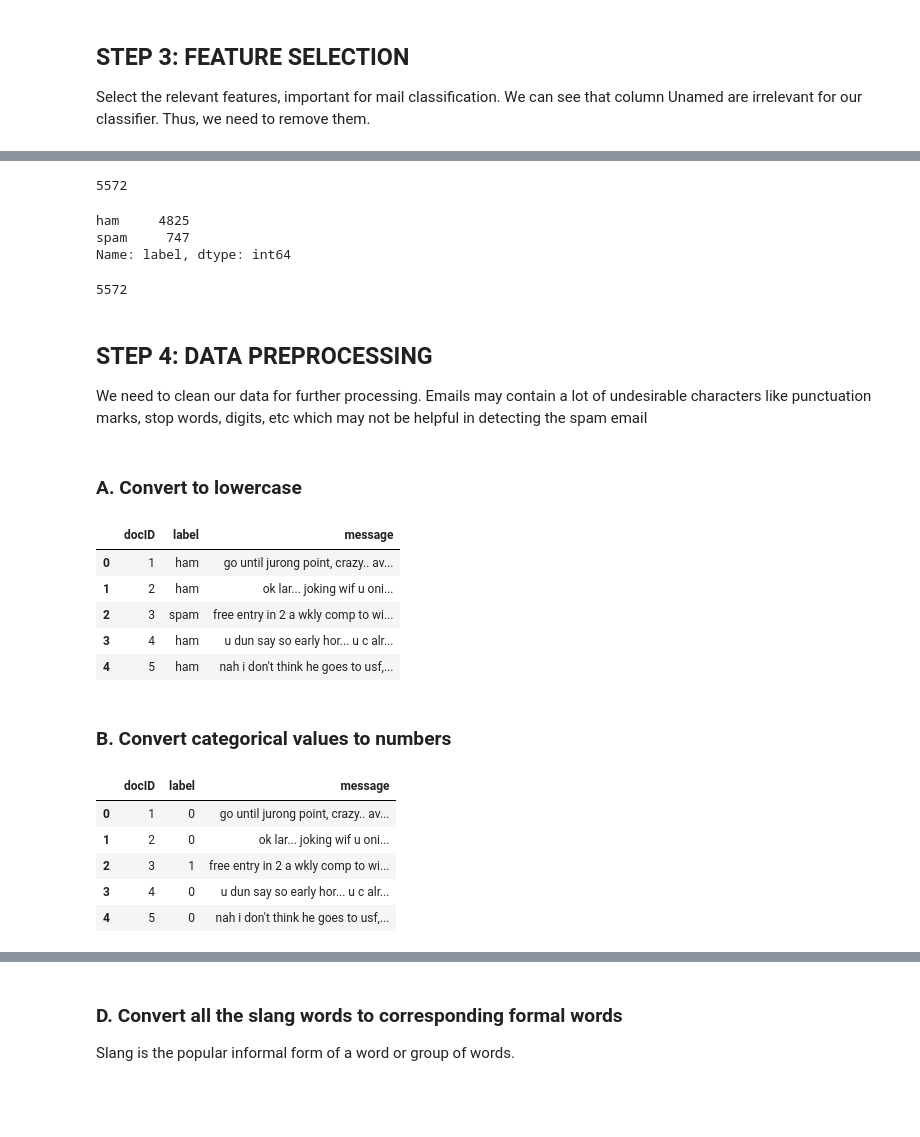
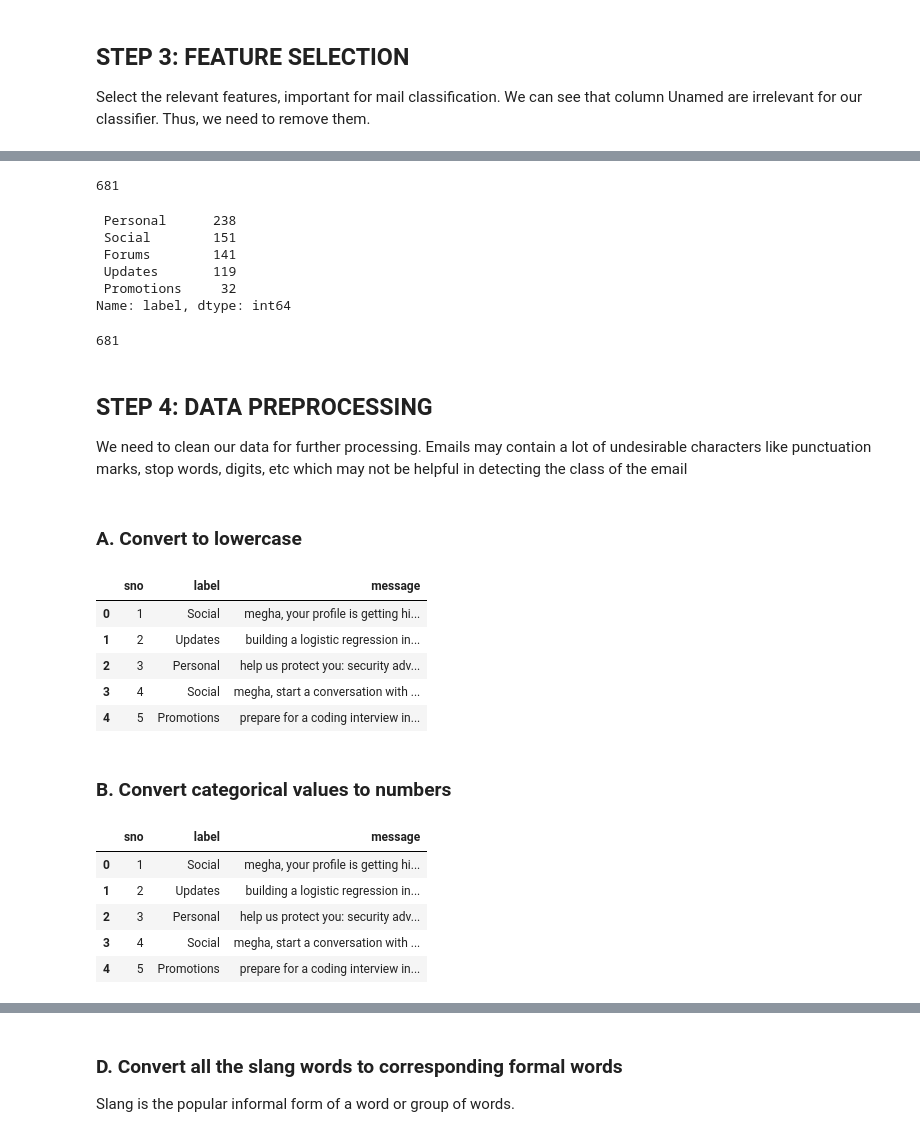
Before and after one commit to meghasundriyal/Mail_Classifier, a Jupyter notebook: Classifier-using-naive-bayes.ipynb, the cells around one changed output, grey strips where cells are left out. Cells and saved outputs as stored; diff of their text form; code cells hidden in the pictures; blank space fills up the shorter version.

```diff
--- a/Classifier-using-naive-bayes.ipynb
+++ b/Classifier-using-naive-bayes.ipynb
@@ -26,6 +26,8 @@ from sklearn.metrics import confusion_matrix, accuracy_score
 Load the required dataset
 # %%
 #mails_dataset = pd.read_csv('Dataset/trial_spam.csv', encoding = 'latin-1')
-mails_dataset = pd.read_csv('Dataset/spam.csv', encoding = 'latin-1')
+#mails_dataset = pd.read_csv('Dataset/spam.csv', encoding = 'latin-1')
+mails_dataset = pd.read_csv('Dataset/emails.csv', encoding = 'latin-1')
+
 mails_dataset.head()           #show first 5 rows
 # %% [output]
@@ -43,7 +44,7 @@ Select the relevant features, important for mail classification. We can see that
 # %%
 #drop undesirable columns
 #drop_list = ['Unnamed: 3', 'Unnamed: 4','Unnamed: 5','Unnamed: 6']
-mails_dataset.drop(mails_dataset.columns.difference(['sno','v1','v2']), axis = 1, inplace = True)
+mails_dataset.drop(mails_dataset.columns.difference(['sno','subject','body','label']), axis = 1, inplace = True)
 
 mails_dataset.head()
 # %% [output]
@@ -56,5 +57,9 @@ mails_dataset.head()
+# %%
+mails_dataset['message'] = mails_dataset[['subject', 'body']].apply(lambda x: ' '.join(x.astype(str)), axis=1)
 # %%
 #Rename the columns, to make it easy to read and manipulate
-mails_dataset.rename(columns = {'sno': 'docID', 'v1': 'label', 'v2': 'message'}, inplace = True)
+#mails_dataset.rename(columns = {'sno': 'docID', 'v1': 'label', 'v2': 'message'}, inplace = True)
+mails_dataset.drop(['subject','body'], axis = 1, inplace = True)
+
 mails_dataset.head()
 # %% [output]
@@ -67,22 +72,25 @@ mails_dataset.head()
 # %%
 len(mails_dataset)
 # %% [output]
-5572
+681
 # %%
-mails_dataset['label'].value_counts()  #count number of each label
+mails_dataset['label'].value_counts()  #count number of instances of each label
 # %% [output]
-ham     4825
-spam     747
+ Personal      238
+ Social        151
+ Forums        141
+ Updates       119
+ Promotions     32
 Name: label, dtype: int64
 # %%
 total_mails = mails_dataset.shape[0]            #total number on instances in our dataset
 total_mails
 # %% [output]
-5572
+681
 # %% [markdown]
 ## STEP 4: DATA PREPROCESSING
 
-We need to clean our data for further processing. Emails may contain a lot of undesirable characters like punctuation marks, stop words, digits, etc which may not be helpful in detecting the spam email
+We need to clean our data for further processing. Emails may contain a lot of undesirable characters like punctuation marks, stop words, digits, etc which may not be helpful in detecting the class of the email
 # %% [markdown]
 ###  A. Convert to lowercase
 # %%
@@ -90,26 +98,30 @@ We need to clean our data for further processing. Emails may contain a lot of un
 mails_dataset['message'] =  mails_dataset['message'].str.lower()
 mails_dataset.head()
 # %% [output]
-|  | docID | label | message |
-| 0 | 1 | ham | go until jurong point, crazy.. av... |
-| 1 | 2 | ham | ok lar... joking wif u oni... |
-| 2 | 3 | spam | free entry in 2 a wkly comp to wi... |
-| 3 | 4 | ham | u dun say so early hor... u c alr... |
-| 4 | 5 | ham | nah i don't think he goes to usf,... |
+|  | sno | label | message |
+| 0 | 1 | Social | megha, your profile is getting hi... |
+| 1 | 2 | Updates | building a logistic regression in... |
+| 2 | 3 | Personal | help us protect you: security adv... |
+| 3 | 4 | Social | megha, start a conversation with ... |
+| 4 | 5 | Promotions | prepare for a coding interview in... |
 # %% [markdown]
 ### B. Convert categorical values to numbers
 # %%
 '''
-    ham : 0
-    spam : 1
+    Personal : 0
+    Social : 1
+    Forums : 2
+    Updates : 3
+    Promotions : 4
 
 '''
-mails_dataset['label'] = mails_dataset['label'].map({'ham': 0, 'spam': 1})
+#mails_dataset['label'] = mails_dataset['label'].map({'ham': 0, 'spam': 1})
+#mails_dataset['label'] = mails_dataset['label'].map({'Personal': 0, 'Social' : 1, 'Forums' : 2,'Updates' : 3, 'Promotions' : 4})
 mails_dataset.head()
 # %% [output]
-|  | docID | label | message |
-| 0 | 1 | 0 | go until jurong point, crazy.. av... |
-| 1 | 2 | 0 | ok lar... joking wif u oni... |
-| 2 | 3 | 1 | free entry in 2 a wkly comp to wi... |
-| 3 | 4 | 0 | u dun say so early hor... u c alr... |
-| 4 | 5 | 0 | nah i don't think he goes to usf,... |
+|  | sno | label | message |
+| 0 | 1 | Social | megha, your profile is getting hi... |
+| 1 | 2 | Updates | building a logistic regression in... |
+| 2 | 3 | Personal | help us protect you: security adv... |
+| 3 | 4 | Social | megha, start a conversation with ... |
+| 4 | 5 | Promotions | prepare for a coding interview in... |
```
Also changed, not shown: parts of 40 cells of this notebook, 4 other files.
